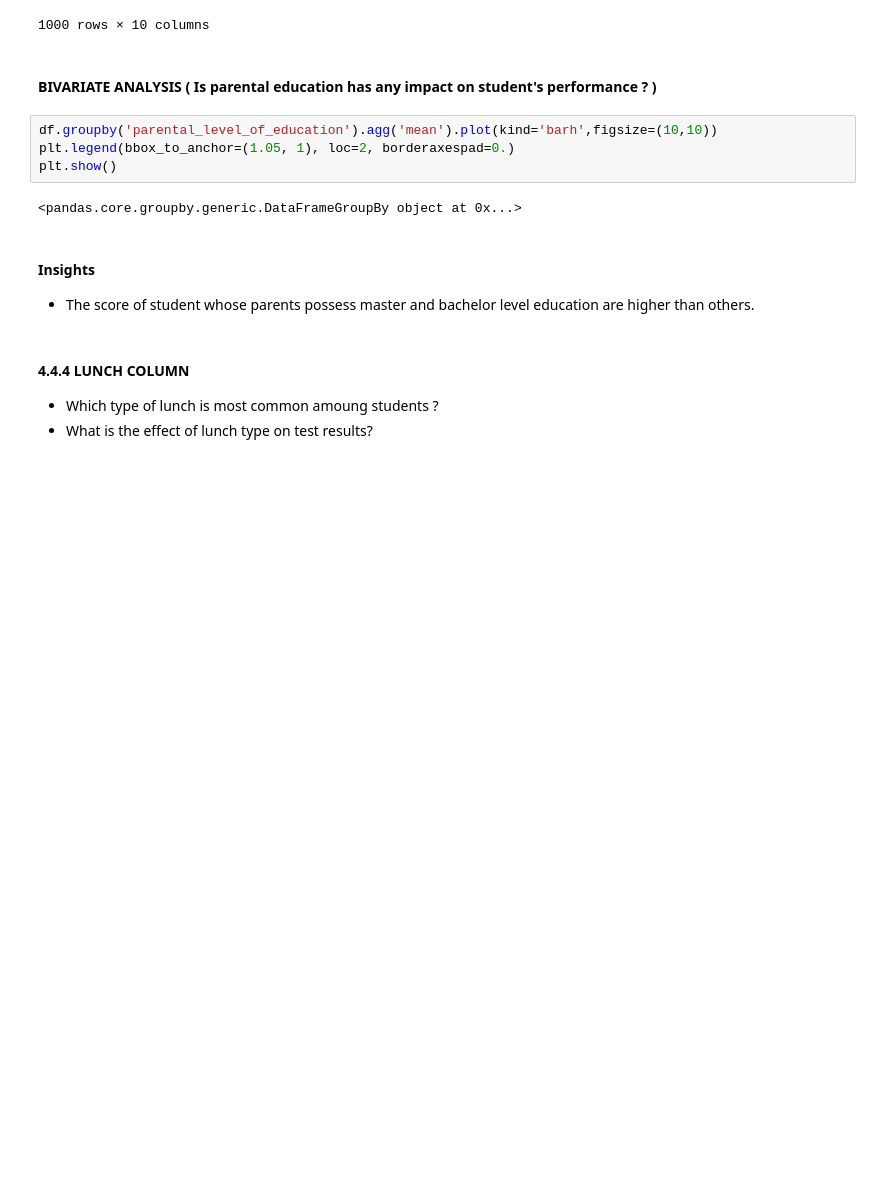
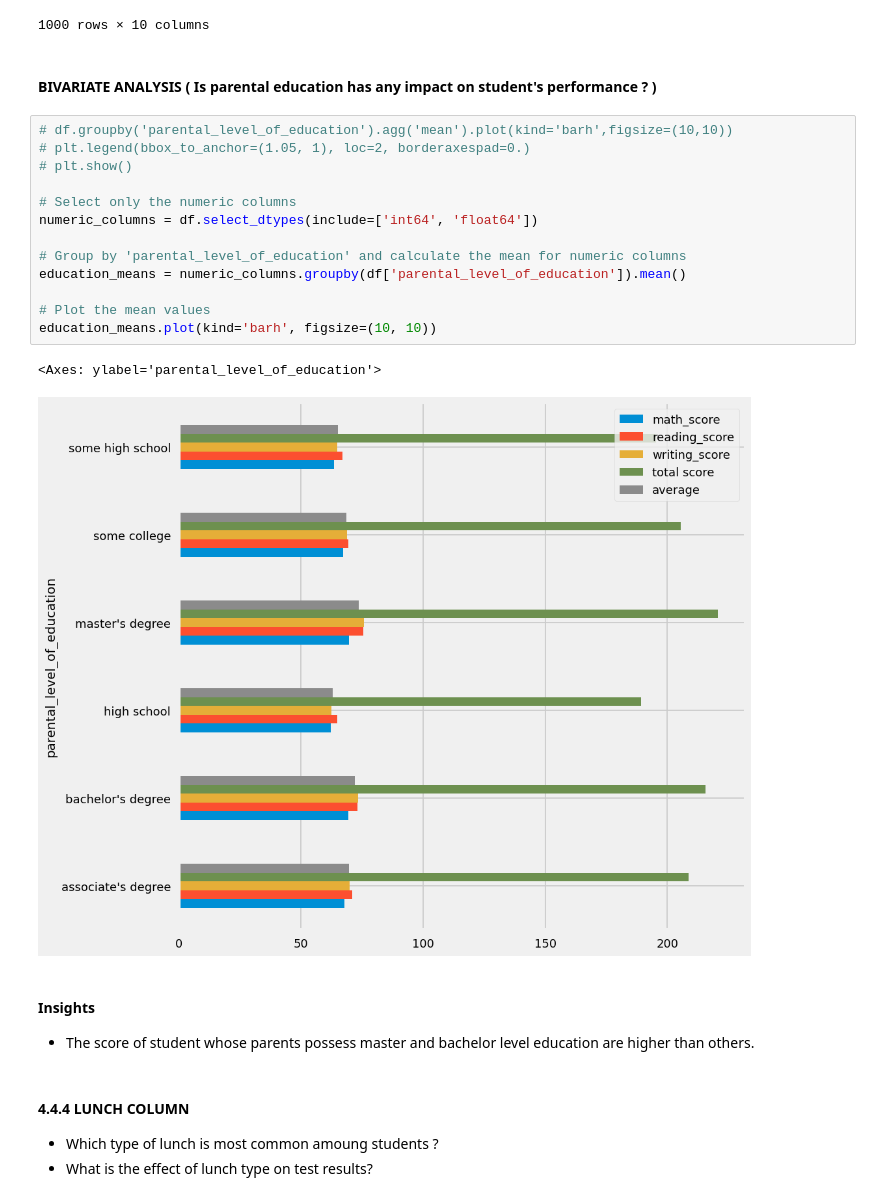
Before and after one commit to BranisGh/mlproject, a Jupyter notebook: noteboocks/1 . EDA STUDENT PERFORMANCE .ipynb, the cells around one changed output. Cells and saved outputs as stored; diff of their text form; blank space fills up the shorter version.

```diff
--- a/noteboocks/1 . EDA STUDENT PERFORMANCE .ipynb
+++ b/noteboocks/1 . EDA STUDENT PERFORMANCE .ipynb
@@ -558,11 +558,21 @@ df
 # %% [markdown]
 #### BIVARIATE ANALYSIS ( Is parental education has any impact on student's performance ? )
 # %%
-df.groupby('parental_level_of_education').agg('mean').plot(kind='barh',figsize=(10,10))
-plt.legend(bbox_to_anchor=(1.05, 1), loc=2, borderaxespad=0.)
-plt.show()
+# df.groupby('parental_level_of_education').agg('mean').plot(kind='barh',figsize=(10,10))
+# plt.legend(bbox_to_anchor=(1.05, 1), loc=2, borderaxespad=0.)
+# plt.show()
+
+# Select only the numeric columns
+numeric_columns = df.select_dtypes(include=['int64', 'float64'])
+
+# Group by 'parental_level_of_education' and calculate the mean for numeric columns
+education_means = numeric_columns.groupby(df['parental_level_of_education']).mean()
+
+# Plot the mean values
+education_means.plot(kind='barh', figsize=(10, 10))
 # %% [output]
-<pandas.core.groupby.generic.DataFrameGroupBy object at 0x...>
+<Axes: ylabel='parental_level_of_education'>
+[figure, added]
 # %% [markdown]
 #### Insights
 - The score of student whose parents possess master and bachelor level education are higher than others.
```
Also changed, not shown: 7 other files.
